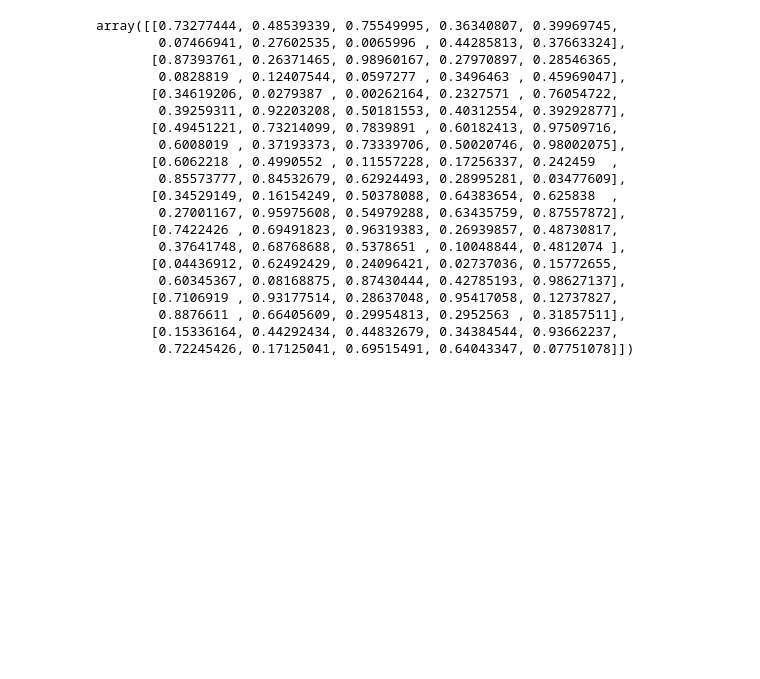
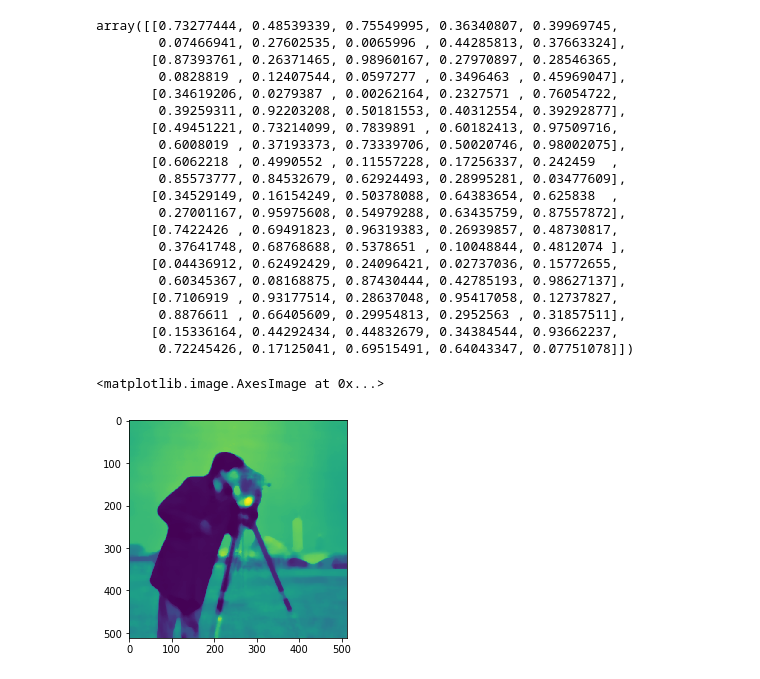
Before and after one commit to odebeir/testbook, a Jupyter notebook: content/features/demo1.ipynb, the cells around one changed output. Saved outputs shown, nothing was run; the diff lists cells and outputs as text; code cells hidden in the pictures; blank space fills up the shorter version.

```diff
--- a/content/features/demo1.ipynb
+++ b/content/features/demo1.ipynb
@@ -28,0 +33,7 @@ array([[0.73277444, 0.48539339, 0.75549995, 0.36340807, 0.39969745,
+# %%
+g = camera()
+med = skr.median(g,disk(10))
+plt.imshow(med);
+# %% [output]
+<matplotlib.image.AxesImage at 0x...>
+[figure, added]
```
Also changed, not shown: parts of 1 cell of this notebook, 2 other files.
